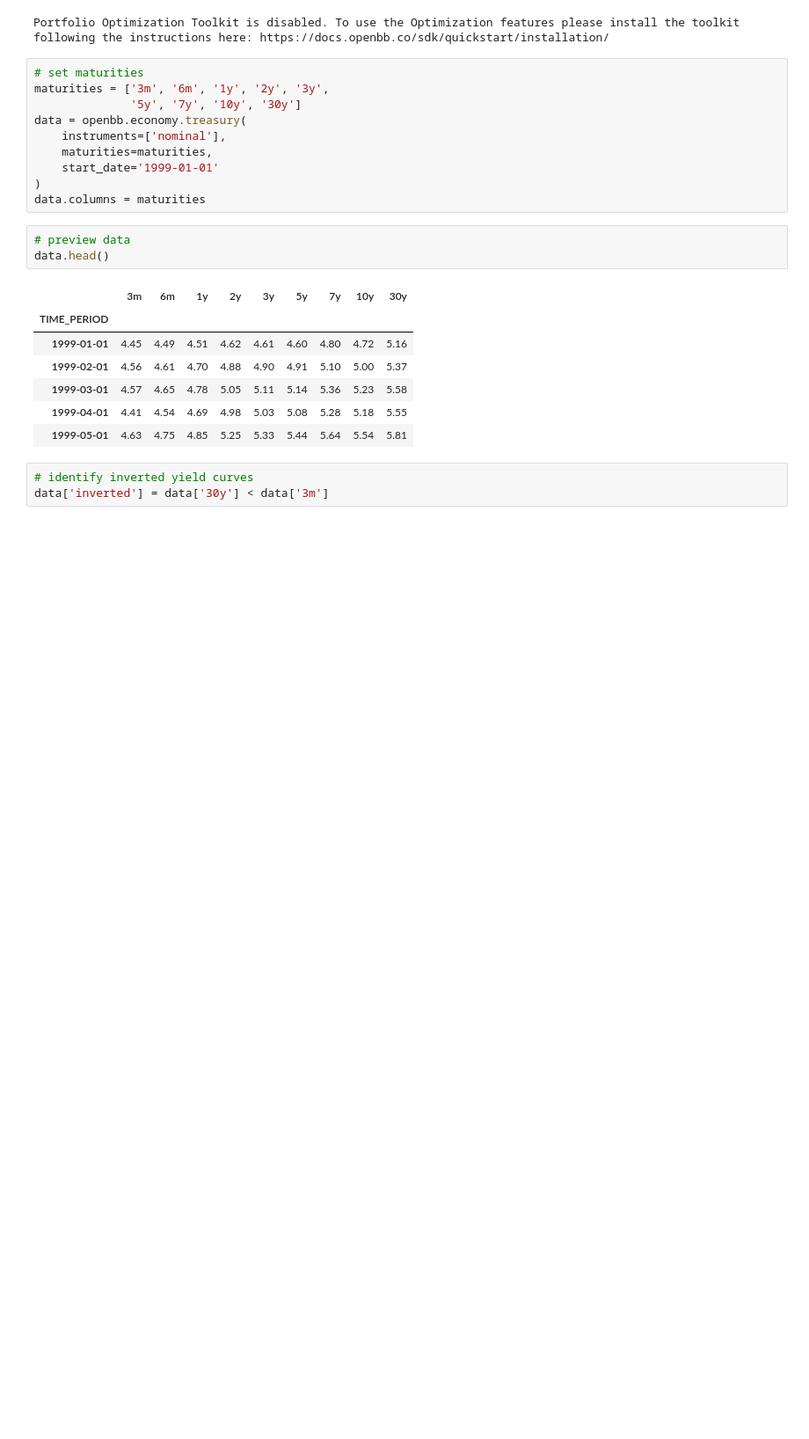
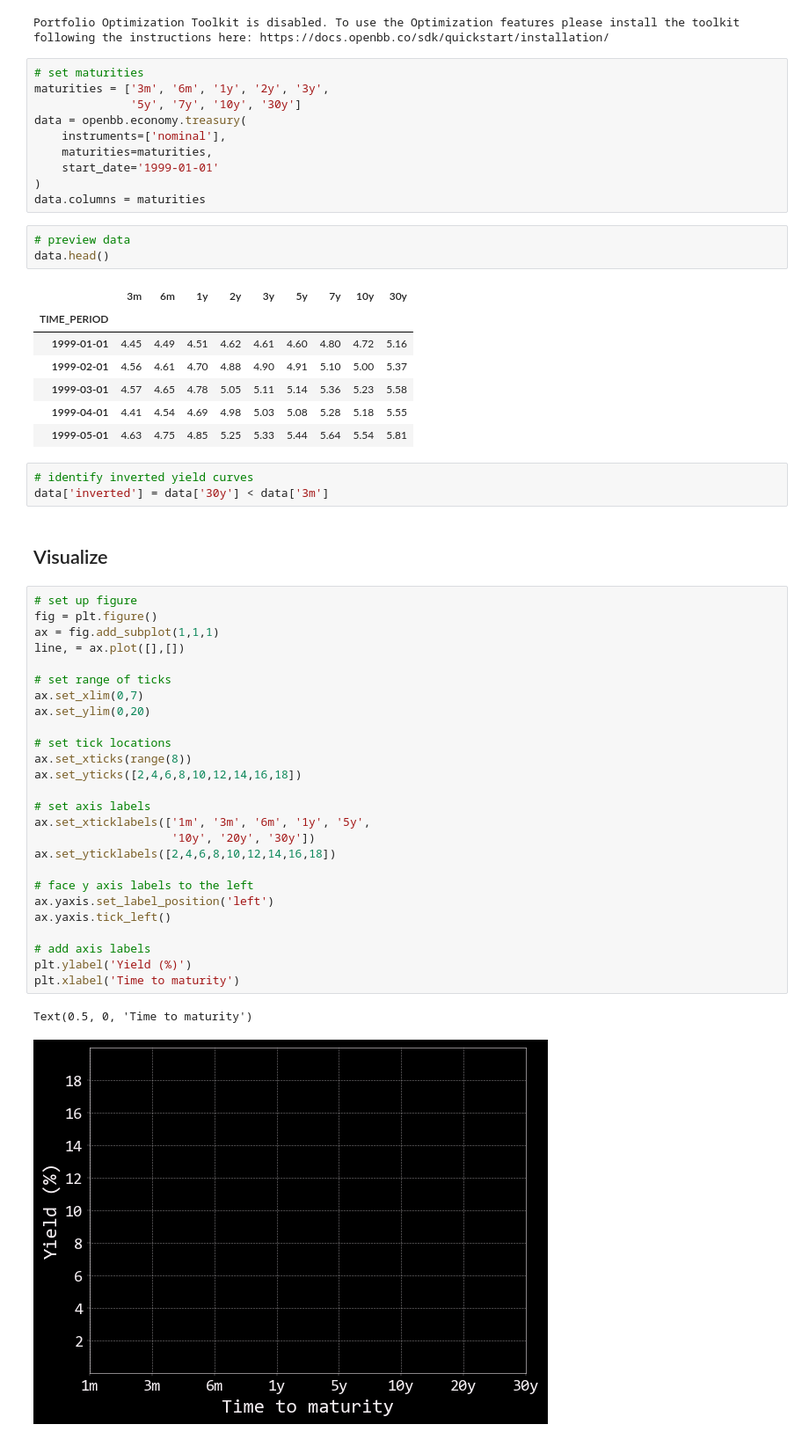
Before and after one commit to akaigraham/practical-deep-learning, a Jupyter notebook: yield-curve-viz/yield-curve.ipynb, the cells around one changed output. Shown at 88% size. Cells and saved outputs as stored; diff of their text form; blank space fills up the shorter version.

Commit message:
set up plot for yield curve

```diff
--- a/yield-curve-viz/yield-curve.ipynb
+++ b/yield-curve-viz/yield-curve.ipynb
@@ -38,3 +38,34 @@ data.head()
 # %%
 # identify inverted yield curves
 data['inverted'] = data['30y'] < data['3m']
+# %% [markdown]
+## Visualize
+# %%
+# set up figure
+fig = plt.figure()
+ax = fig.add_subplot(1,1,1)
+line, = ax.plot([],[])
+
+# set range of ticks
+ax.set_xlim(0,7)
+ax.set_ylim(0,20)
+
+# set tick locations
+ax.set_xticks(range(8))
+ax.set_yticks([2,4,6,8,10,12,14,16,18])
+
+# set axis labels
+ax.set_xticklabels(['1m', '3m', '6m', '1y', '5y',
+                    '10y', '20y', '30y'])
+ax.set_yticklabels([2,4,6,8,10,12,14,16,18])
+
+# face y axis labels to the left
+ax.yaxis.set_label_position('left')
+ax.yaxis.tick_left()
+
+# add axis labels
+plt.ylabel('Yield (%)')
+plt.xlabel('Time to maturity')
+# %% [output]
+Text(0.5, 0, 'Time to maturity')
+[figure, added]
```
